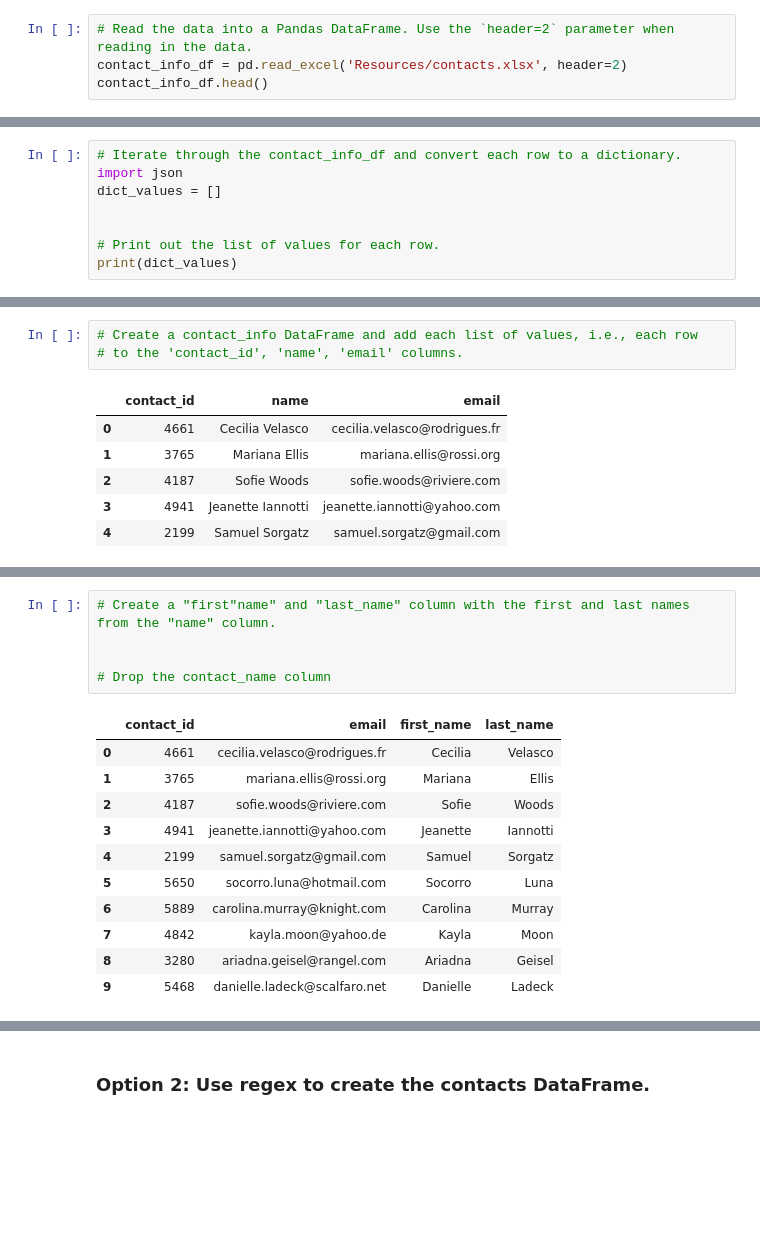
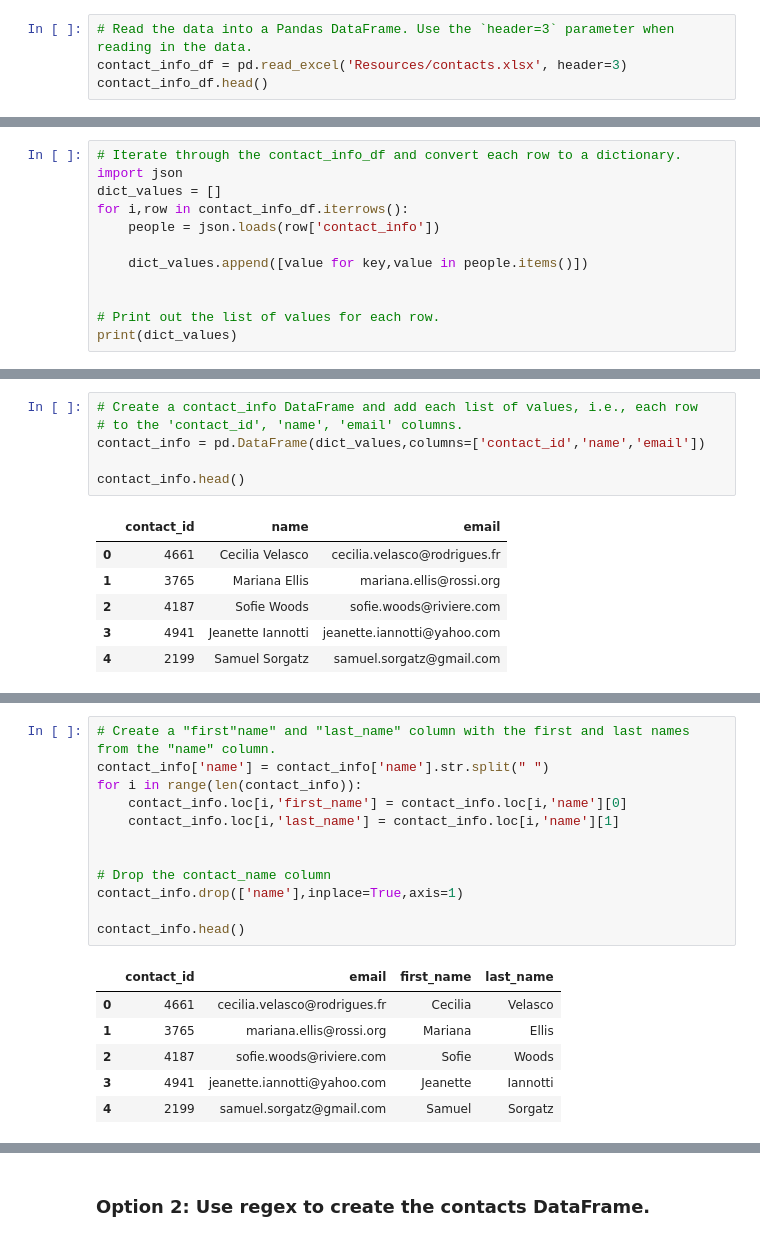
Before and after one commit to JustinS25/Crowdfunding_ETL, a Jupyter notebook: ETL_Mini_Project_JShilling_ERodriguez_LMonaco_RWhiting_TLepasana.ipynb, the cells around one changed output, grey strips where cells are left out. Cells and saved outputs as stored; diff of their text form; blank space fills up the shorter version.

```diff
--- a/ETL_Mini_Project_JShilling_ERodriguez_LMonaco_RWhiting_TLepasana.ipynb
+++ b/ETL_Mini_Project_JShilling_ERodriguez_LMonaco_RWhiting_TLepasana.ipynb
@@ -317,8 +317,8 @@ campaign_cleaned.to_csv("Resources/campaign.csv", index=False)
 # %% [markdown]
 ### Extract the contacts.xlsx Data.
 # %%
-# Read the data into a Pandas DataFrame. Use the `header=2` parameter when reading in the data.
-contact_info_df = pd.read_excel('Resources/contacts.xlsx', header=2)
+# Read the data into a Pandas DataFrame. Use the `header=3` parameter when reading in the data.
+contact_info_df = pd.read_excel('Resources/contacts.xlsx', header=3)
 contact_info_df.head()
 # %% [output]
 |  | contact_info |
@@ -343,6 +343,10 @@ Then export the DataFrame as a `contacts.csv` CSV file.
 # Iterate through the contact_info_df and convert each row to a dictionary.
 import json
 dict_values = []
+for i,row in contact_info_df.iterrows():
+    people = json.loads(row['contact_info'])
+
+    dict_values.append([value for key,value in people.items()])
 
 
 # Print out the list of values for each row.
@@ -352,6 +356,9 @@ print(dict_values)
 # %%
 # Create a contact_info DataFrame and add each list of values, i.e., each row
 # to the 'contact_id', 'name', 'email' columns.
+contact_info = pd.DataFrame(dict_values,columns=['contact_id','name','email'])
+
+contact_info.head()
 # %% [output]
 |  | contact_id | name | email |
 | 0 | 4661 | Cecilia Velasco | cecilia.velasco@rodrigues.fr |
@@ -374,20 +382,22 @@ dtypes: int64(1), object(2)
 memory usage: 23.6+ KB
 # %%
 # Create a "first"name" and "last_name" column with the first and last names from the "name" column.
+contact_info['name'] = contact_info['name'].str.split(" ")
+for i in range(len(contact_info)):
+    contact_info.loc[i,'first_name'] = contact_info.loc[i,'name'][0]
+    contact_info.loc[i,'last_name'] = contact_info.loc[i,'name'][1]
 
 
 # Drop the contact_name column
+contact_info.drop(['name'],inplace=True,axis=1)
+
+contact_info.head()
 # %% [output]
 |  | contact_id | email | first_name | last_name |
 | 0 | 4661 | cecilia.velasco@rodrigues.fr | Cecilia | Velasco |
 | 1 | 3765 | mariana.ellis@rossi.org | Mariana | Ellis |
 | 2 | 4187 | sofie.woods@riviere.com | Sofie | Woods |
 | 3 | 4941 | jeanette.iannotti@yahoo.com | Jeanette | Iannotti |
 | 4 | 2199 | samuel.sorgatz@gmail.com | Samuel | Sorgatz |
-| 5 | 5650 | socorro.luna@hotmail.com | Socorro | Luna |
-| 6 | 5889 | carolina.murray@knight.com | Carolina | Murray |
-| 7 | 4842 | kayla.moon@yahoo.de | Kayla | Moon |
-| 8 | 3280 | ariadna.geisel@rangel.com | Ariadna | Geisel |
-| 9 | 5468 | danielle.ladeck@scalfaro.net | Danielle | Ladeck |
 # %%
 # Reorder the columns
```
Also changed, not shown: parts of 14 cells of this notebook.
